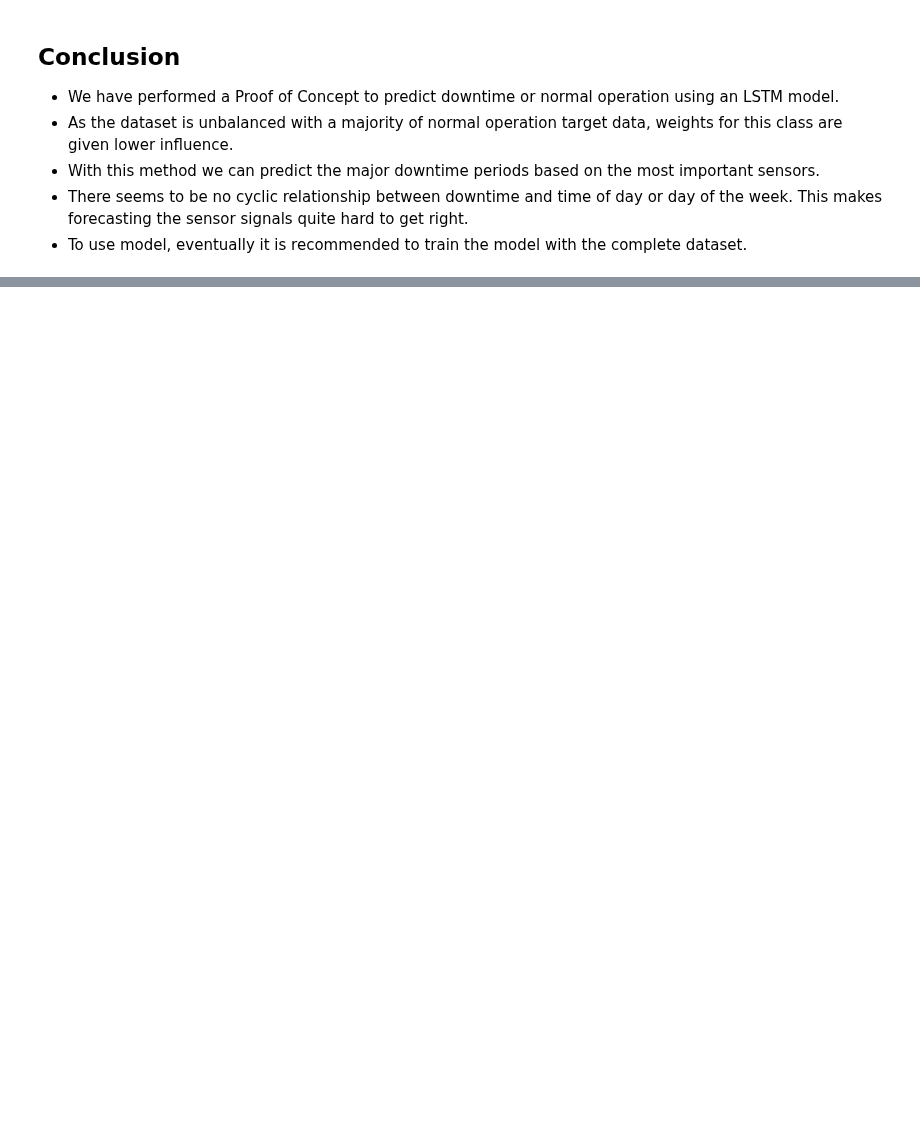
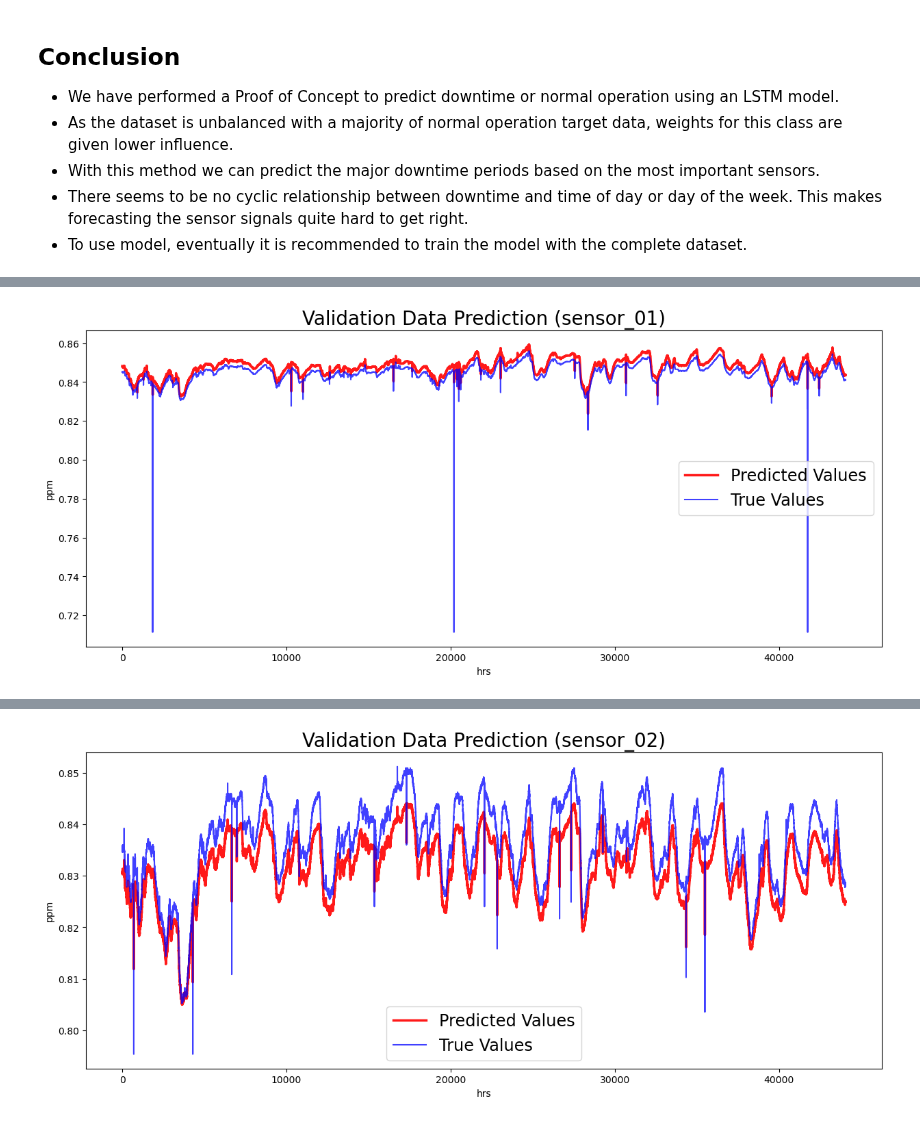
Before and after one commit to ccjimenezm/machine_learning2024, a Jupyter notebook: LSTM.ipynb, the cells around one changed output, grey strips where cells are left out. Cells and saved outputs as stored; diff of their text form; code cells hidden in the pictures; blank space fills up the shorter version.

```diff
--- a/LSTM.ipynb
+++ b/LSTM.ipynb
@@ -387,0 +270,43 @@ fig.show()
+# %%
+def plot_sensor(sensor_name):
+    # Seleccionar la columna del sensor
+    sensor_data = df[sensor_name].values
+
+    # Normalizar los datos
+    scaler = MinMaxScaler(feature_range=(0, 1))
+    sensor_data = scaler.fit_transform(sensor_data.reshape(-1, 1))
+
+    # Dividir los datos en conjuntos de entrenamiento y prueba
+    train_size = int(len(sensor_data) * 0.8)
+    test_size = len(sensor_data) - train_size
+    train, test = sensor_data[0:train_size,:], sensor_data[train_size:len(sensor_data),:]
+
+    # Crear los conjuntos de entrenamiento y prueba
+    X_train, y_train = create_dataset(pd.DataFrame(train), pd.DataFrame(train), time_steps)
+    X_test, y_test = create_dataset(pd.DataFrame(test), pd.DataFrame(test), time_steps)
+
+    # Ajustar el modelo
+    model.fit(X_train, y_train, epochs=20, verbose=1)
+
+    # Realizar predicciones
+    y_val_true = y_test
+    val_pred = model.predict(X_test).ravel()
+
+    # Desnormalizar las predicciones y los valores verdaderos
+    y_val_true = y_val_true*poll_std + poll_mean
+    val_pred = val_pred*poll_std + poll_mean
+
+    # Graficar las predicciones y los valores verdaderos
+    plt.figure(figsize=(15,6))
+    plt.ylabel("ppm")
+    plt.xlabel("hrs")
+    plt.plot(val_pred, c = "r", alpha = 0.90, linewidth = 2.5)
+    plt.plot(y_val_true, c = "b", alpha = 0.75)
+    plt.title(f"Validation Data Prediction ({sensor_name})", fontsize=20)
+    plt.legend(['Predicted Values', 'True Values'], fontsize='xx-large')
+    plt.show()
+
+# Generar gráficos para los sensores 1 al 4
+for i in range(1, 5):
+    plot_sensor(f'sensor_{i:02d}')
+# %% [output]
@@ -387,0 +330 @@ fig.show()
+[figure, added]
@@ -387,0 +348 @@ fig.show()
+[figure, added]
```
Also changed, not shown: parts of 22 cells of this notebook.
